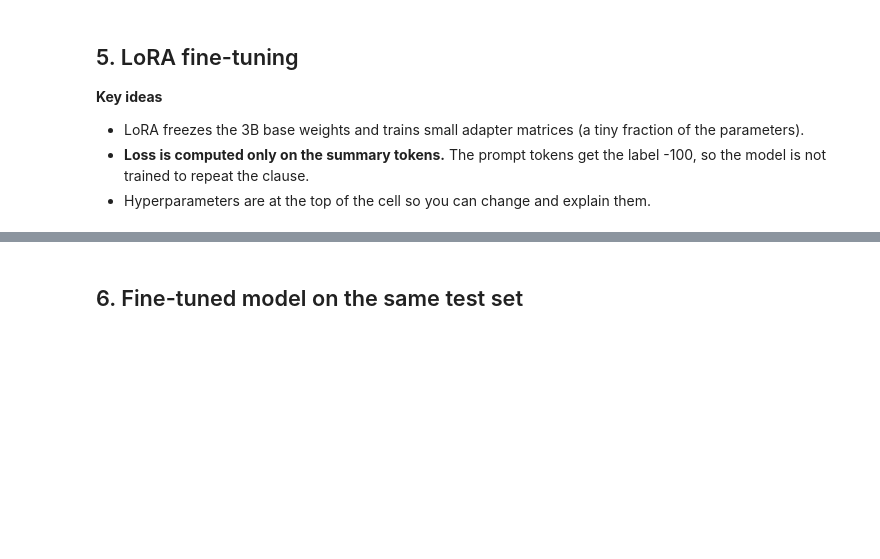
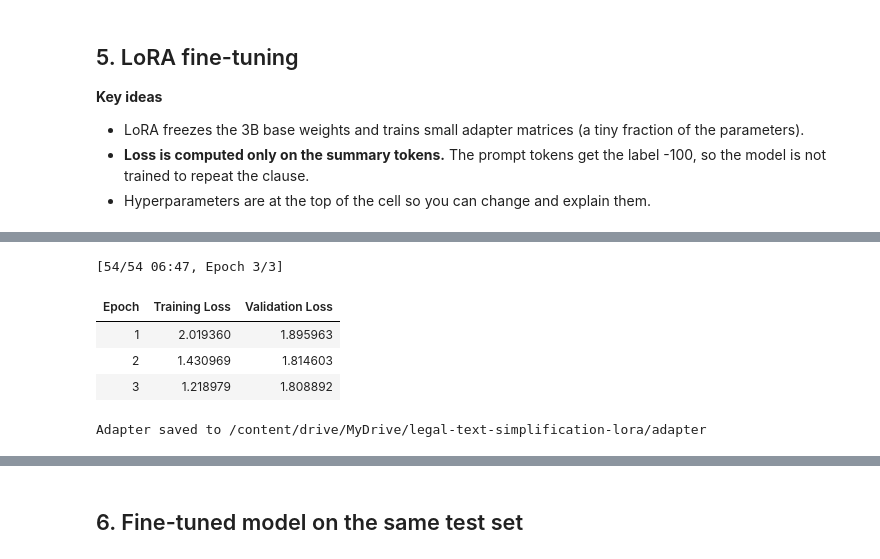
Before and after one commit to bintariqsaad5-cpu/legal-text-simplification-lora, a Jupyter notebook: notebooks/legal_simplification_lora.ipynb, the cells around one changed output, grey strips where cells are left out. Saved outputs shown, nothing was run; the diff lists cells and outputs as text; code cells hidden in the pictures; blank space fills up the shorter version.

```diff
--- a/notebooks/legal_simplification_lora.ipynb
+++ b/notebooks/legal_simplification_lora.ipynb
@@ -159,34 +207,41 @@ args = TrainingArguments(
     output_dir=CKPT_DIR,
     num_train_epochs=EPOCHS,
     per_device_train_batch_size=BATCH_SIZE,
     per_device_eval_batch_size=BATCH_SIZE,
     gradient_accumulation_steps=GRAD_ACCUM,
     learning_rate=LEARNING_RATE,
     lr_scheduler_type="cosine",
-    warmup_ratio=0.05,
+    warmup_steps=3,
     fp16=True,
     gradient_checkpointing=True,
     optim="paged_adamw_8bit",
     logging_steps=5,
     eval_strategy="epoch",
     save_strategy="epoch",
     save_total_limit=2,
     seed=SEED,
     report_to="none",
     remove_unused_columns=False,
 )
 trainer = Trainer(
     model=model,
     args=args,
     train_dataset=train_ds,
     eval_dataset=val_ds,
     data_collator=DataCollatorForSeq2Seq(tokenizer, padding=True, label_pad_token_id=-100),
 )
 trainer.train()
 
 model.save_pretrained(ADAPTER_DIR)       # saves only the small adapter
 tokenizer.save_pretrained(ADAPTER_DIR)
 print("Adapter saved to", ADAPTER_DIR)
+# %% [output]
+[54/54 06:47, Epoch 3/3]
+| Epoch | Training Loss | Validation Loss |
+| 1 | 2.019360 | 1.895963 |
+| 2 | 1.430969 | 1.814603 |
+| 3 | 1.218979 | 1.808892 |
+Adapter saved to /content/drive/MyDrive/legal-text-simplification-lora/adapter
 # %%
 # Loss curve for your report
 import matplotlib.pyplot as plt
```
Also changed, not shown: parts of 16 cells of this notebook.
